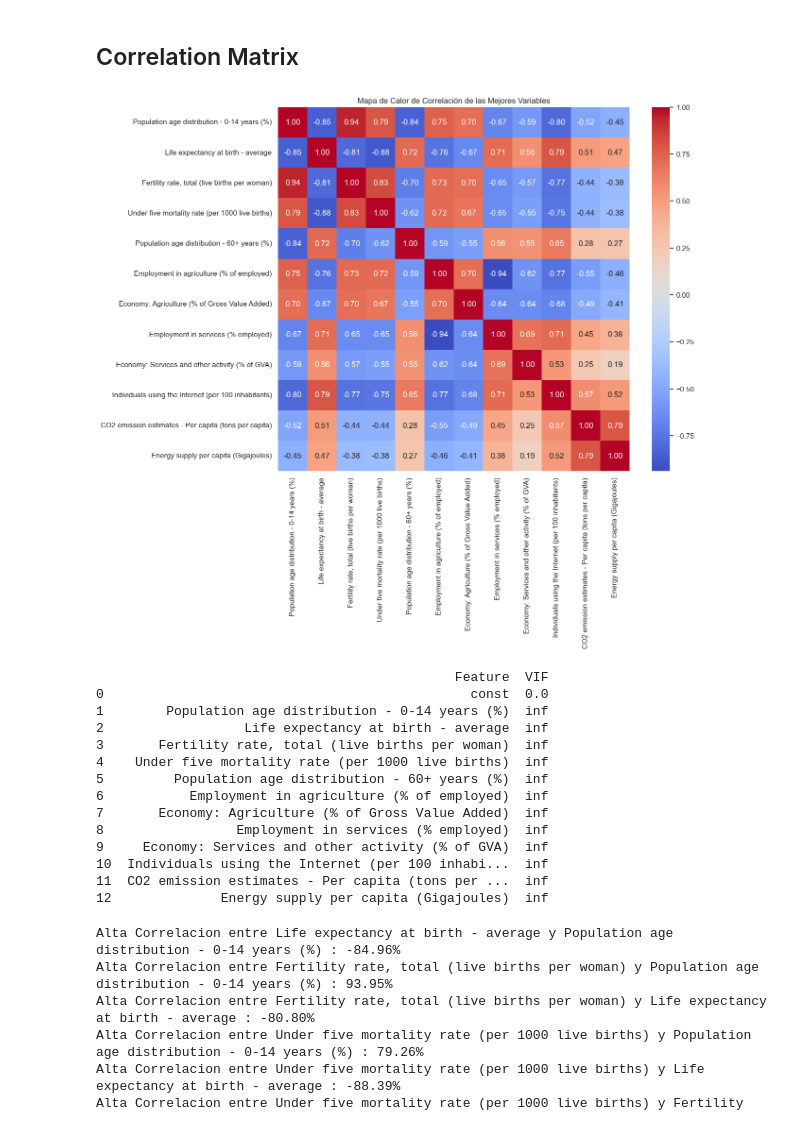
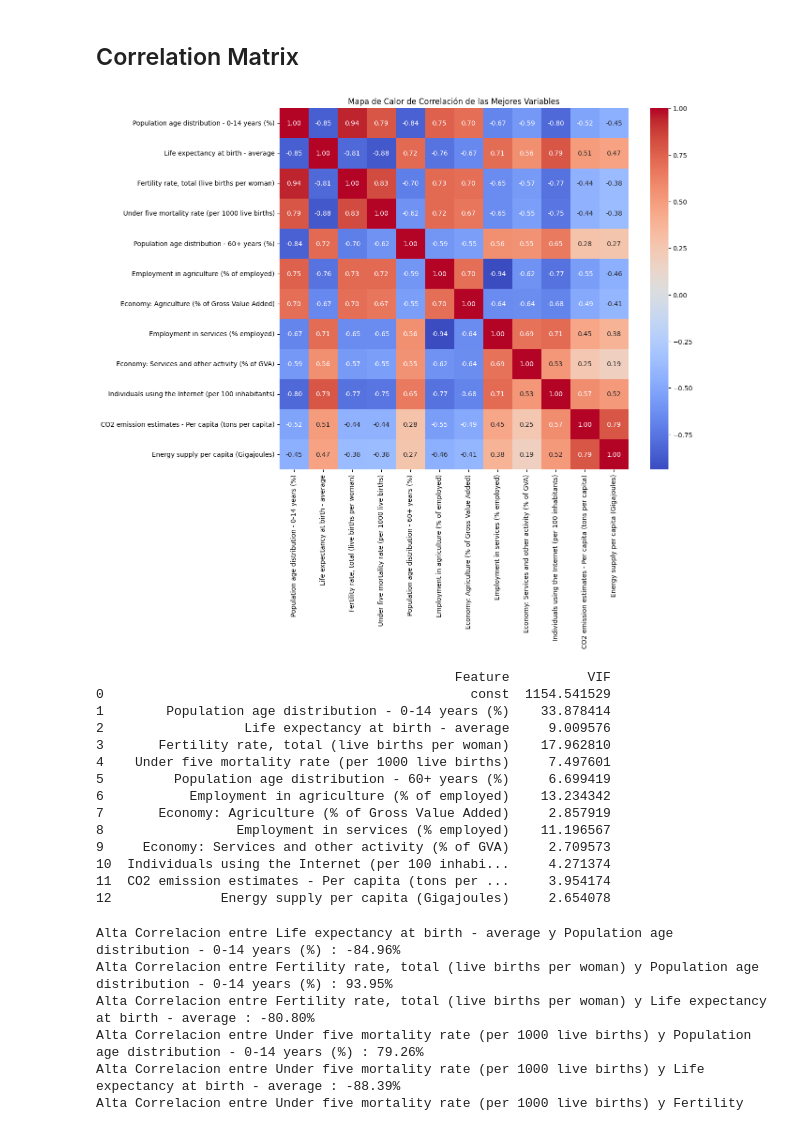
Before and after one commit to Kenji721/UN_data_Analysis, a Jupyter notebook: notebooks/4.MODEL_classification.ipynb, the cells around one changed output. Cells and saved outputs as stored; diff of their text form; code cells hidden in the pictures.

```diff
--- a/notebooks/4.MODEL_classification.ipynb
+++ b/notebooks/4.MODEL_classification.ipynb
@@ -591,32 +591,33 @@ Name: count, dtype: int64
 # %%
 top_features = [
 #Social Indicators
 "Population age distribution - 0-14 years (%)",
 "Life expectancy at birth - average",
 "Fertility rate, total (live births per woman)",
 "Under five mortality rate (per 1000 live births)",
 "Population age distribution - 60+ years (%)",
 #Economic Indicators
 "Employment in agriculture (% of employed)",
 "Economy: Agriculture (% of Gross Value Added)",
 "Employment in services (% employed)",
 "Economy: Services and other activity (% of GVA)",
 #Env-Infra Indicators
 "Individuals using the Internet (per 100 inhabitants)",
 "CO2 emission estimates - Per capita (tons per capita)",
 "Energy supply per capita (Gigajoules)",
 ]
 
+vif_df = df[top_features].dropna()
 correlation_matrix = df[top_features].corr()
 
 # 3. Visualízala con un mapa de calor
 plt.figure(figsize=(12, 10))
 sns.heatmap(correlation_matrix, annot=True, cmap='coolwarm', fmt='.2f')
 plt.title('Mapa de Calor de Correlación de las Mejores Variables')
 plt.savefig("../src/visualization/classification/cor_matrix.png", dpi=300, bbox_inches='tight', facecolor='white')
 plt.show()
 # %% [output]
-[figure, old version]
+[figure, new version]
 # %%
 def showVIF(corr_data):
     datos = sm.add_constant(corr_data)
@@ -639,22 +640,22 @@ def corrPercentage(corr_matrix):
     for par in pares_correlacionados:
         print(f"Alta Correlacion entre {par[0]} y {par[1]} : {par[2]*100:.2f}%")
 # %%
-showVIF(correlation_matrix)
+showVIF(vif_df)
 # %% [output]
-                                              Feature  VIF
-0                                               const  0.0
-1        Population age distribution - 0-14 years (%)  inf
-2                  Life expectancy at birth - average  inf
-3       Fertility rate, total (live births per woman)  inf
-4    Under five mortality rate (per 1000 live births)  inf
-5         Population age distribution - 60+ years (%)  inf
-6           Employment in agriculture (% of employed)  inf
-7       Economy: Agriculture (% of Gross Value Added)  inf
-8                 Employment in services (% employed)  inf
-9     Economy: Services and other activity (% of GVA)  inf
-10  Individuals using the Internet (per 100 inhabi...  inf
-11  CO2 emission estimates - Per capita (tons per ...  inf
-12              Energy supply per capita (Gigajoules)  inf
+                                              Feature          VIF
+0                                               const  1154.541529
+1        Population age distribution - 0-14 years (%)    33.878414
+2                  Life expectancy at birth - average     9.009576
+3       Fertility rate, total (live births per woman)    17.962810
+4    Under five mortality rate (per 1000 live births)     7.497601
+5         Population age distribution - 60+ years (%)     6.699419
+6           Employment in agriculture (% of employed)    13.234342
+7       Economy: Agriculture (% of Gross Value Added)     2.857919
+8                 Employment in services (% employed)    11.196567
+9     Economy: Services and other activity (% of GVA)     2.709573
+10  Individuals using the Internet (per 100 inhabi...     4.271374
+11  CO2 emission estimates - Per capita (tons per ...     3.954174
+12              Energy supply per capita (Gigajoules)     2.654078
 # %%
 corrPercentage(correlation_matrix)
 # %% [output]
```
Also changed, not shown: parts of 15 cells of this notebook, 19 other files.
